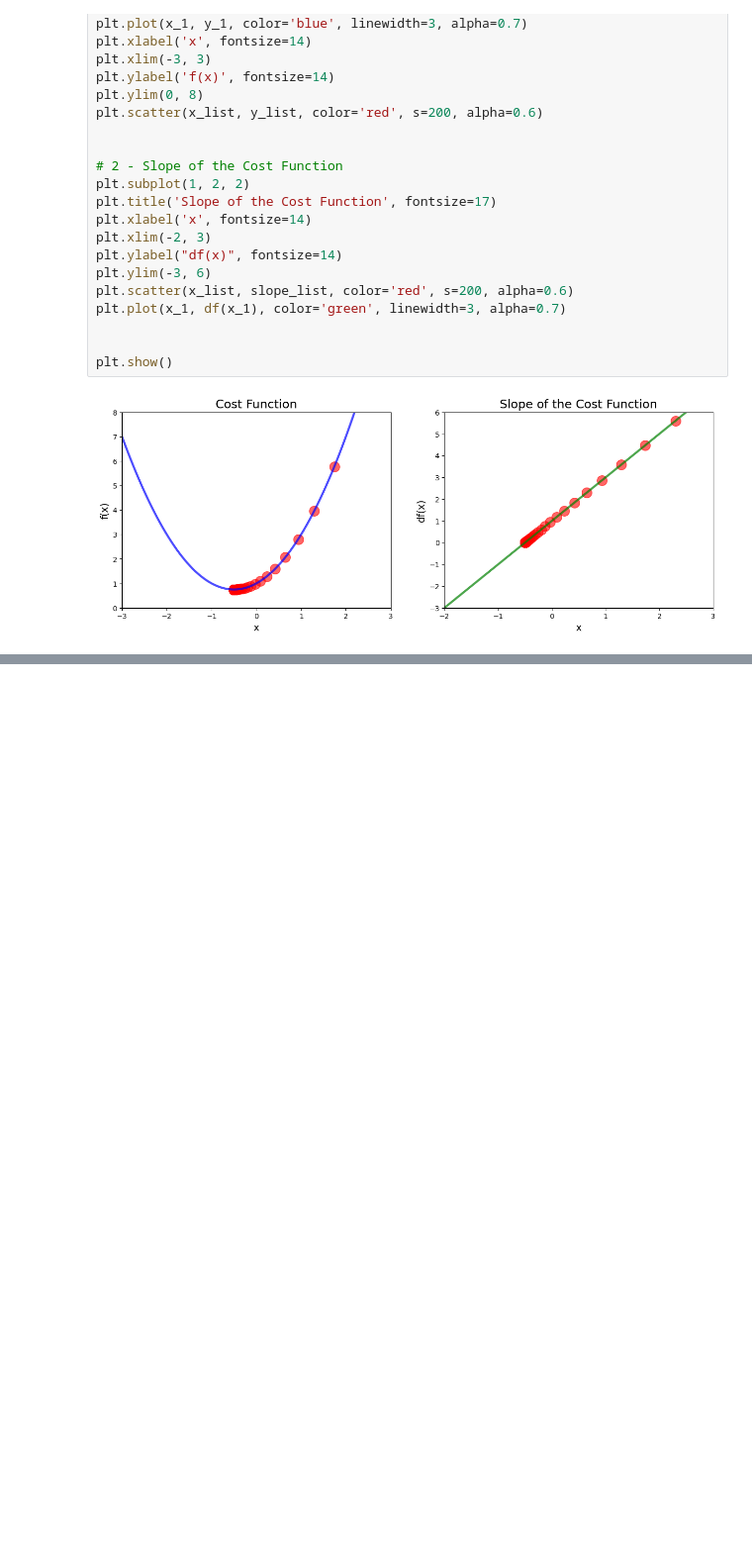
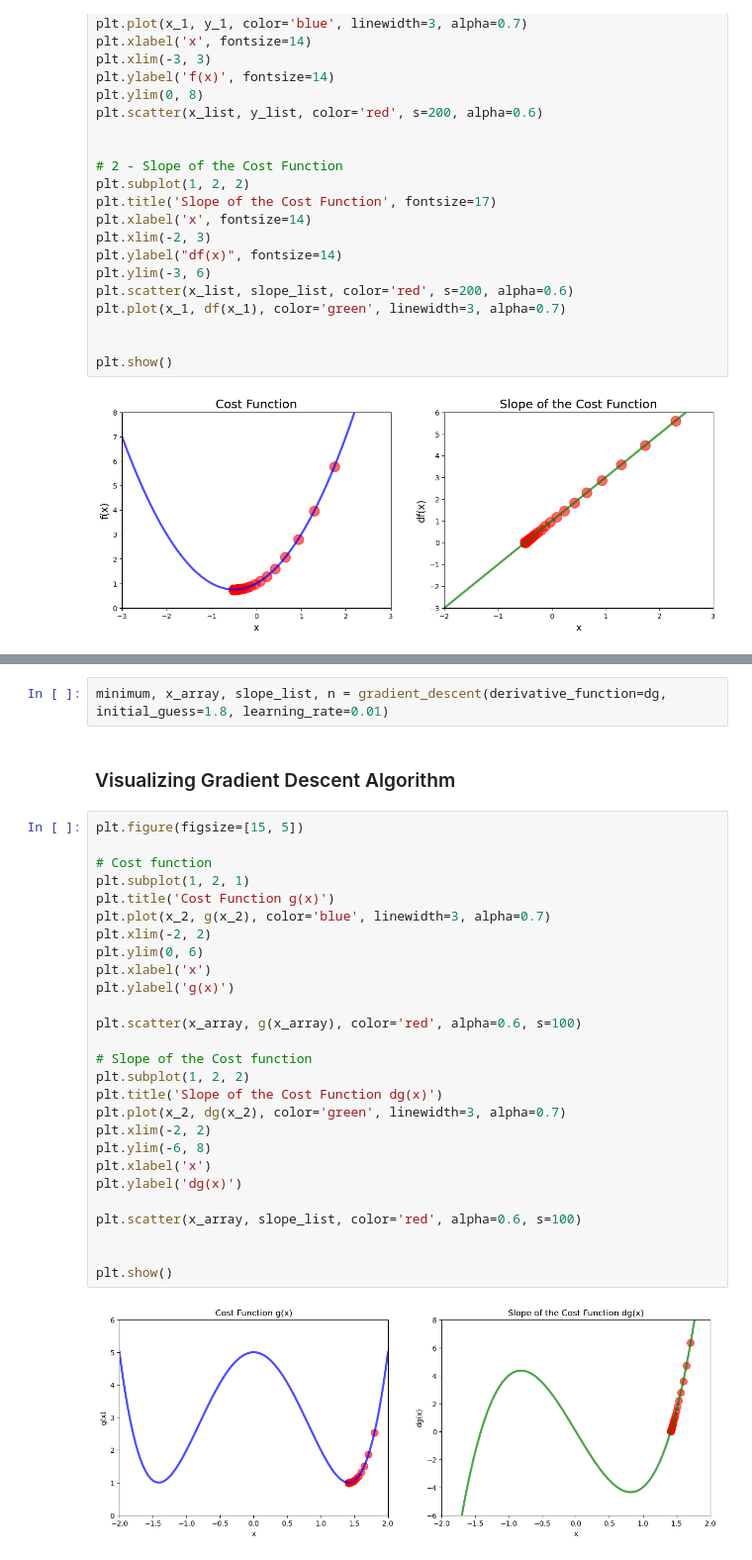
Before and after one commit to glparevalo/data-science, a Jupyter notebook: notebooks/2 - Optimization and Gradient Descent Algorithm.ipynb, the cells around one changed output, grey strips where cells are left out. Shown: that part at 99% size. Drawn from its saved outputs; the diff is of its cells as text; blank space fills up the shorter version.

```diff
--- a/notebooks/2 - Optimization and Gradient Descent Algorithm.ipynb
+++ b/notebooks/2 - Optimization and Gradient Descent Algorithm.ipynb
@@ -174,0 +245,33 @@ plt.show()
+# %%
+minimum, x_array, slope_list, n = gradient_descent(derivative_function=dg, initial_guess=1.8, learning_rate=0.01)
+# %% [markdown]
+### Visualizing Gradient Descent Algorithm
+# %%
+plt.figure(figsize=[15, 5])
+
+# Cost function
+plt.subplot(1, 2, 1)
+plt.title('Cost Function g(x)')
+plt.plot(x_2, g(x_2), color='blue', linewidth=3, alpha=0.7)
+plt.xlim(-2, 2)
+plt.ylim(0, 6)
+plt.xlabel('x')
+plt.ylabel('g(x)')
+
+plt.scatter(x_array, g(x_array), color='red', alpha=0.6, s=100)
+
+# Slope of the Cost function
+plt.subplot(1, 2, 2)
+plt.title('Slope of the Cost Function dg(x)')
+plt.plot(x_2, dg(x_2), color='green', linewidth=3, alpha=0.7)
+plt.xlim(-2, 2)
+plt.ylim(-6, 8)
+plt.xlabel('x')
+plt.ylabel('dg(x)')
+
+plt.scatter(x_array, slope_list, color='red', alpha=0.6, s=100)
+
+
+plt.show()
+# %% [output]
+[figure, added]
```
Also changed, not shown: parts of 9 cells of this notebook.
